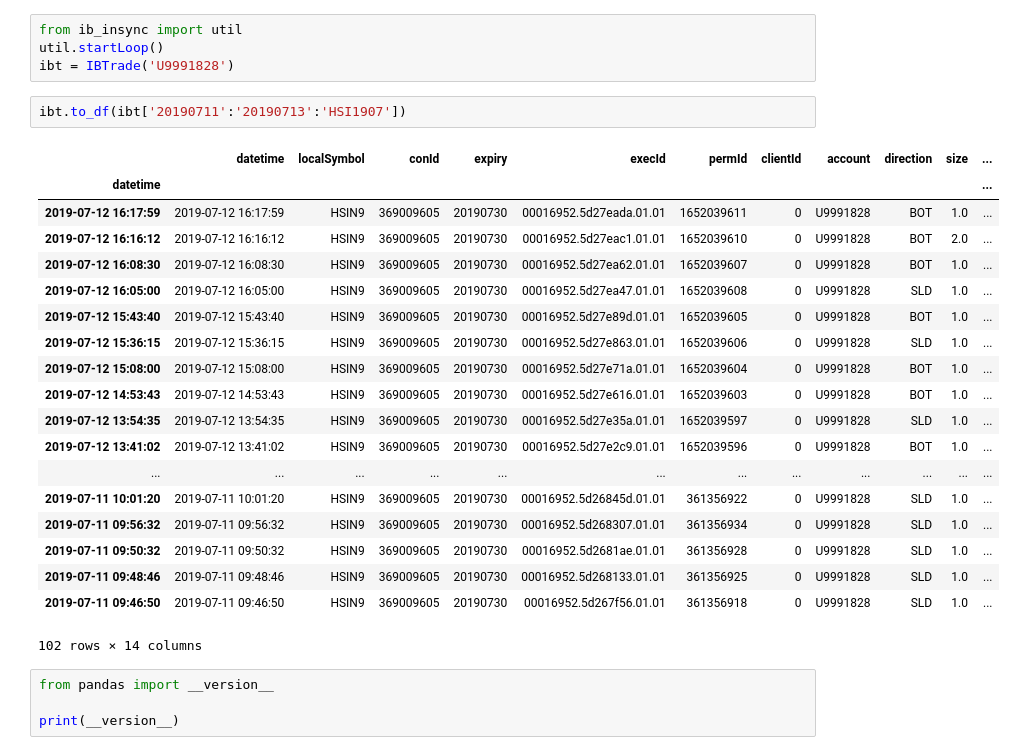
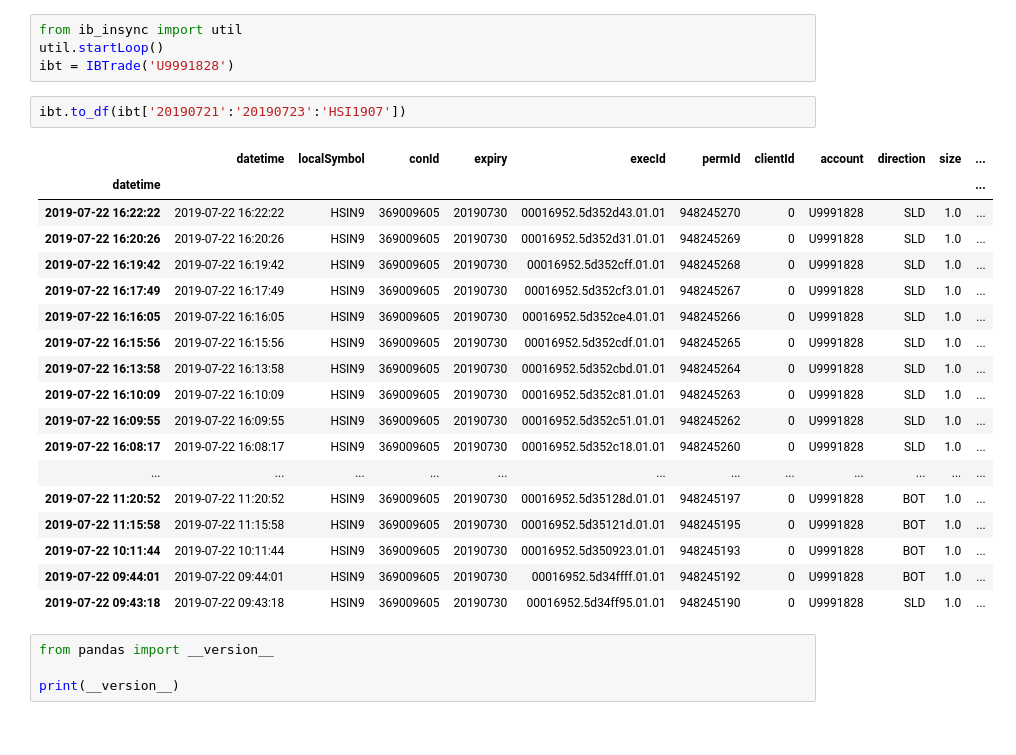
Before and after one commit to che7611/test2, a Jupyter notebook: trade_review_demo.ipynb, the cells around one changed output. Cells and saved outputs as stored; diff of their text form.

```diff
--- a/trade_review_demo.ipynb
+++ b/trade_review_demo.ipynb
@@ -10,27 +10,26 @@ from ib_insync import util
 util.startLoop()
 ibt = IBTrade('U9991828')
 # %%
-ibt.to_df(ibt['20190711':'20190713':'HSI1907'])
+ibt.to_df(ibt['20190721':'20190723':'HSI1907'])
 # %% [output]
 |  | datetime | localSymbol | conId | expiry | execId | permId | clientId | account | direction | size | ... |
 | datetime |  |  |  |  |  |  |  |  |  |  | ... |
-| 2019-07-12 16:17:59 | 2019-07-12 16:17:59 | HSIN9 | 369009605 | 20190730 | 00016952.5d27eada.01.01 | 1652039611 | 0 | U9991828 | BOT | 1.0 | ... |
-| 2019-07-12 16:16:12 | 2019-07-12 16:16:12 | HSIN9 | 369009605 | 20190730 | 00016952.5d27eac1.01.01 | 1652039610 | 0 | U9991828 | BOT | 2.0 | ... |
-| 2019-07-12 16:08:30 | 2019-07-12 16:08:30 | HSIN9 | 369009605 | 20190730 | 00016952.5d27ea62.01.01 | 1652039607 | 0 | U9991828 | BOT | 1.0 | ... |
-| 2019-07-12 16:05:00 | 2019-07-12 16:05:00 | HSIN9 | 369009605 | 20190730 | 00016952.5d27ea47.01.01 | 1652039608 | 0 | U9991828 | SLD | 1.0 | ... |
-| 2019-07-12 15:43:40 | 2019-07-12 15:43:40 | HSIN9 | 369009605 | 20190730 | 00016952.5d27e89d.01.01 | 1652039605 | 0 | U9991828 | BOT | 1.0 | ... |
-| 2019-07-12 15:36:15 | 2019-07-12 15:36:15 | HSIN9 | 369009605 | 20190730 | 00016952.5d27e863.01.01 | 1652039606 | 0 | U9991828 | SLD | 1.0 | ... |
-| 2019-07-12 15:08:00 | 2019-07-12 15:08:00 | HSIN9 | 369009605 | 20190730 | 00016952.5d27e71a.01.01 | 1652039604 | 0 | U9991828 | BOT | 1.0 | ... |
-| 2019-07-12 14:53:43 | 2019-07-12 14:53:43 | HSIN9 | 369009605 | 20190730 | 00016952.5d27e616.01.01 | 1652039603 | 0 | U9991828 | BOT | 1.0 | ... |
-| 2019-07-12 13:54:35 | 2019-07-12 13:54:35 | HSIN9 | 369009605 | 20190730 | 00016952.5d27e35a.01.01 | 1652039597 | 0 | U9991828 | SLD | 1.0 | ... |
-| 2019-07-12 13:41:02 | 2019-07-12 13:41:02 | HSIN9 | 369009605 | 20190730 | 00016952.5d27e2c9.01.01 | 1652039596 | 0 | U9991828 | BOT | 1.0 | ... |
+| 2019-07-22 16:22:22 | 2019-07-22 16:22:22 | HSIN9 | 369009605 | 20190730 | 00016952.5d352d43.01.01 | 948245270 | 0 | U9991828 | SLD | 1.0 | ... |
+| 2019-07-22 16:20:26 | 2019-07-22 16:20:26 | HSIN9 | 369009605 | 20190730 | 00016952.5d352d31.01.01 | 948245269 | 0 | U9991828 | SLD | 1.0 | ... |
+| 2019-07-22 16:19:42 | 2019-07-22 16:19:42 | HSIN9 | 369009605 | 20190730 | 00016952.5d352cff.01.01 | 948245268 | 0 | U9991828 | SLD | 1.0 | ... |
+| 2019-07-22 16:17:49 | 2019-07-22 16:17:49 | HSIN9 | 369009605 | 20190730 | 00016952.5d352cf3.01.01 | 948245267 | 0 | U9991828 | SLD | 1.0 | ... |
+| 2019-07-22 16:16:05 | 2019-07-22 16:16:05 | HSIN9 | 369009605 | 20190730 | 00016952.5d352ce4.01.01 | 948245266 | 0 | U9991828 | SLD | 1.0 | ... |
+| 2019-07-22 16:15:56 | 2019-07-22 16:15:56 | HSIN9 | 369009605 | 20190730 | 00016952.5d352cdf.01.01 | 948245265 | 0 | U9991828 | SLD | 1.0 | ... |
+| 2019-07-22 16:13:58 | 2019-07-22 16:13:58 | HSIN9 | 369009605 | 20190730 | 00016952.5d352cbd.01.01 | 948245264 | 0 | U9991828 | SLD | 1.0 | ... |
+| 2019-07-22 16:10:09 | 2019-07-22 16:10:09 | HSIN9 | 369009605 | 20190730 | 00016952.5d352c81.01.01 | 948245263 | 0 | U9991828 | SLD | 1.0 | ... |
+| 2019-07-22 16:09:55 | 2019-07-22 16:09:55 | HSIN9 | 369009605 | 20190730 | 00016952.5d352c51.01.01 | 948245262 | 0 | U9991828 | SLD | 1.0 | ... |
+| 2019-07-22 16:08:17 | 2019-07-22 16:08:17 | HSIN9 | 369009605 | 20190730 | 00016952.5d352c18.01.01 | 948245260 | 0 | U9991828 | SLD | 1.0 | ... |
 | ... | ... | ... | ... | ... | ... | ... | ... | ... | ... | ... | ... |
-| 2019-07-11 10:01:20 | 2019-07-11 10:01:20 | HSIN9 | 369009605 | 20190730 | 00016952.5d26845d.01.01 | 361356922 | 0 | U9991828 | SLD | 1.0 | ... |
-| 2019-07-11 09:56:32 | 2019-07-11 09:56:32 | HSIN9 | 369009605 | 20190730 | 00016952.5d268307.01.01 | 361356934 | 0 | U9991828 | SLD | 1.0 | ... |
-| 2019-07-11 09:50:32 | 2019-07-11 09:50:32 | HSIN9 | 369009605 | 20190730 | 00016952.5d2681ae.01.01 | 361356928 | 0 | U9991828 | SLD | 1.0 | ... |
-| 2019-07-11 09:48:46 | 2019-07-11 09:48:46 | HSIN9 | 369009605 | 20190730 | 00016952.5d268133.01.01 | 361356925 | 0 | U9991828 | SLD | 1.0 | ... |
-| 2019-07-11 09:46:50 | 2019-07-11 09:46:50 | HSIN9 | 369009605 | 20190730 | 00016952.5d267f56.01.01 | 361356918 | 0 | U9991828 | SLD | 1.0 | ... |
+| 2019-07-22 11:20:52 | 2019-07-22 11:20:52 | HSIN9 | 369009605 | 20190730 | 00016952.5d35128d.01.01 | 948245197 | 0 | U9991828 | BOT | 1.0 | ... |
+| 2019-07-22 11:15:58 | 2019-07-22 11:15:58 | HSIN9 | 369009605 | 20190730 | 00016952.5d35121d.01.01 | 948245195 | 0 | U9991828 | BOT | 1.0 | ... |
+| 2019-07-22 10:11:44 | 2019-07-22 10:11:44 | HSIN9 | 369009605 | 20190730 | 00016952.5d350923.01.01 | 948245193 | 0 | U9991828 | BOT | 1.0 | ... |
+| 2019-07-22 09:44:01 | 2019-07-22 09:44:01 | HSIN9 | 369009605 | 20190730 | 00016952.5d34ffff.01.01 | 948245192 | 0 | U9991828 | BOT | 1.0 | ... |
+| 2019-07-22 09:43:18 | 2019-07-22 09:43:18 | HSIN9 | 369009605 | 20190730 | 00016952.5d34ff95.01.01 | 948245190 | 0 | U9991828 | SLD | 1.0 | ... |
-102 rows × 14 columns
 # %%
 from pandas import __version__
 
```
Also changed, not shown: parts of 1 cell of this notebook, 3 other files.
